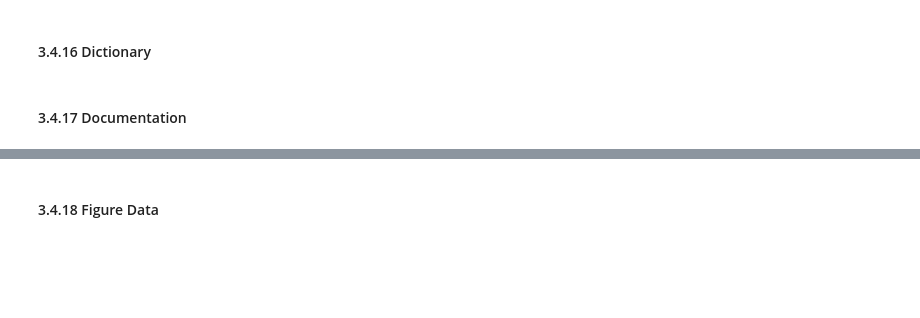
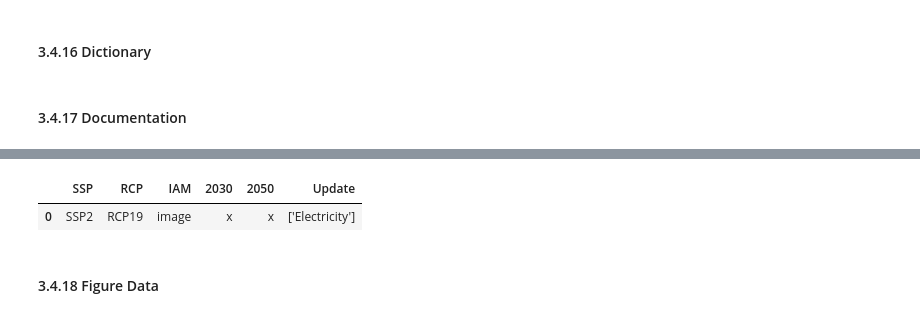
Before and after one commit to SarahSchmidt94/MoEWe, a Jupyter notebook: MoEWe.ipynb, the cells around one changed output, grey strips where cells are left out. Cells and saved outputs as stored; diff of their text form; code cells hidden in the pictures; blank space fills up the shorter version.

Commit message:
improved documentation-sheet by adding information on database version and backgroundsystem scenarios

```diff
--- a/MoEWe.ipynb
+++ b/MoEWe.ipynb
@@ -1766,5 +1766,13 @@ package_df
 # %%
 activity_references=activity_references.replace(np.nan, 'Assumption')
+# %%
+premise_doc=premise_scenarios.dropna(axis=1,how='all').dropna()
+premise_doc=premise_doc.reset_index(drop=True)
+premise_doc['Update']=[str([i for i in premise_update.index]) for i in range(len(premise_doc))]
+premise_doc
+# %% [output]
+|  | SSP | RCP | IAM | 2030 | 2050 | Update |
+| 0 | SSP2 | RCP19 | image | x | x | ['Electricity'] |
 # %%
 for c,col in enumerate(activity_references.columns):
     documentation_sheet.write(0,c,activity_references.columns[c],heading_format)
```
Also changed, not shown: parts of 146 cells of this notebook.
